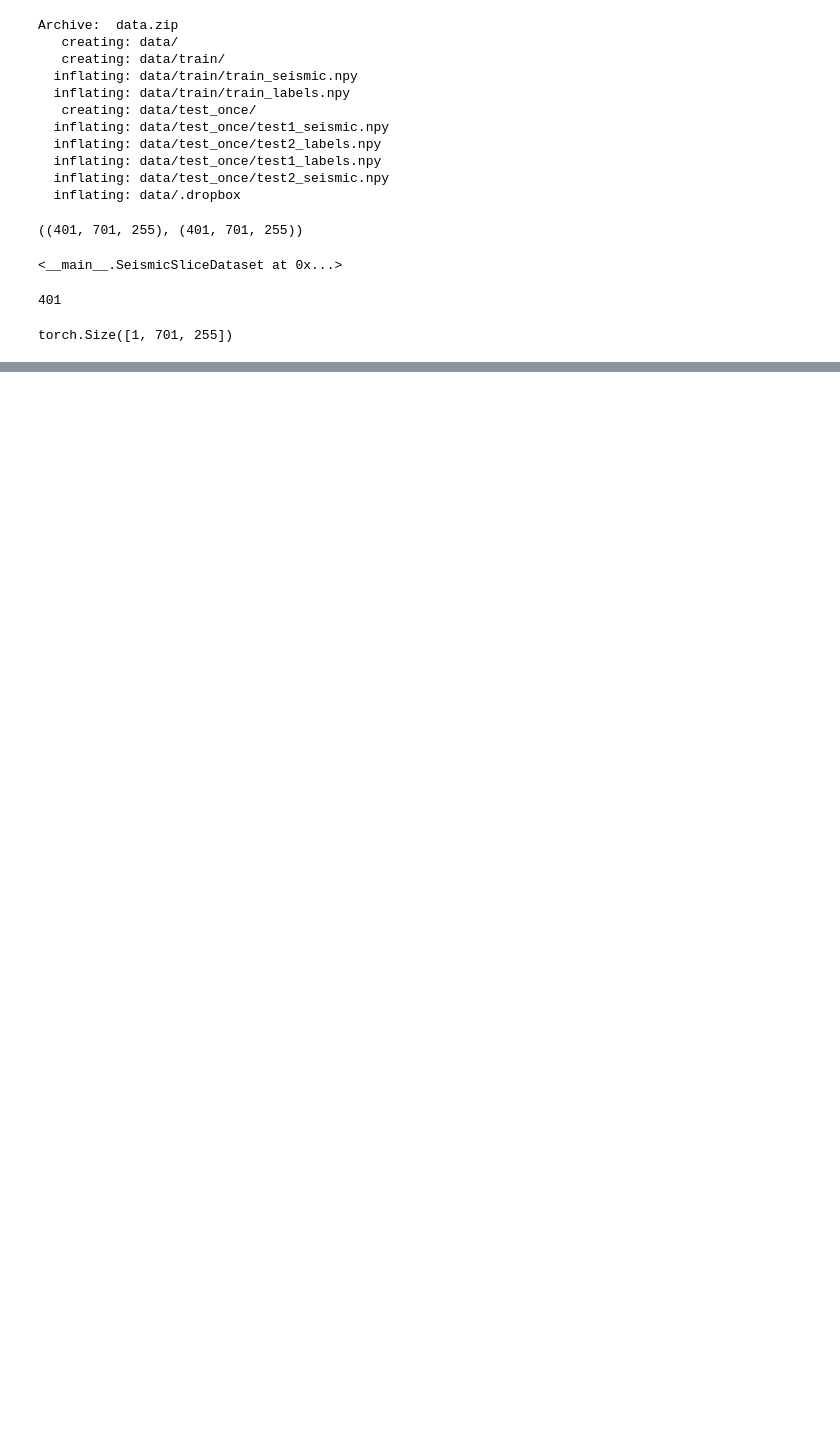
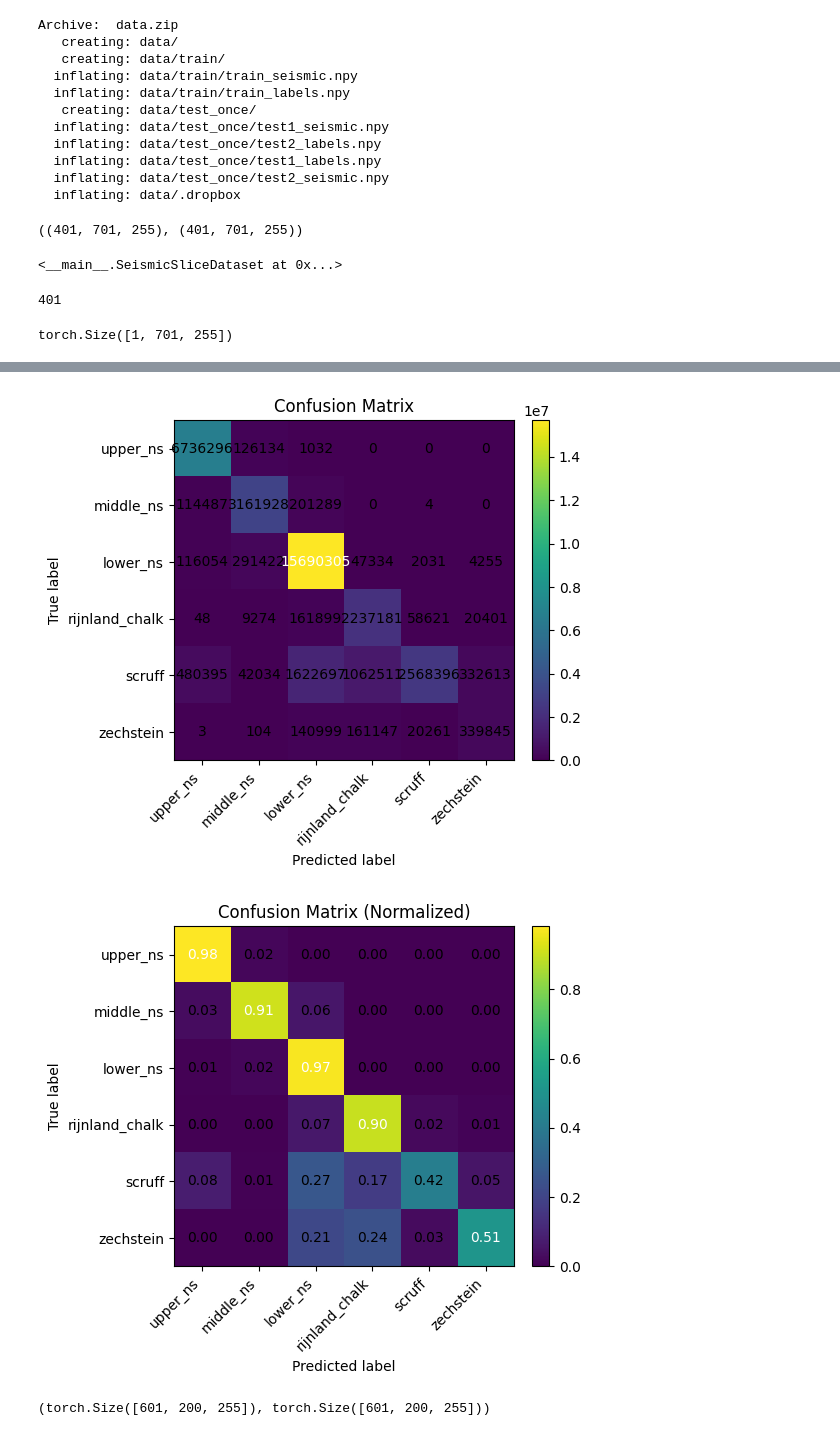
Before and after one commit to ada-my619/Seismic_Facies_Interpretation, a Jupyter notebook: Seismic_Facies.ipynb, the cells around one changed output, grey strips where cells are left out. Saved outputs shown, nothing was run; the diff lists cells and outputs as text; code cells hidden in the pictures; blank space fills up the shorter version.

```diff
--- a/Seismic_Facies.ipynb
+++ b/Seismic_Facies.ipynb
@@ -441,0 +570,48 @@ Text(0.5, 1.0, 'Facies Interpretation')
+# %%
+import matplotlib.pyplot as plt
+import numpy as np
+
+def plot_confusion_matrix(cm, class_names=None, normalize=False):
+    """
+    cm : ndarray (C,C)
+    normalize : if True, normalize rows (GT-wise)
+    """
+
+    if normalize:
+        cm = cm / (cm.sum(axis=1, keepdims=True) + 1e-12)
+
+    fig, ax = plt.subplots(figsize=(6, 5))
+    im = ax.imshow(cm, cmap="viridis")
+
+    plt.colorbar(im, ax=ax, fraction=0.046, pad=0.04)
+
+    ax.set_xlabel("Predicted label")
+    ax.set_ylabel("True label")
+    ax.set_title("Confusion Matrix" + (" (Normalized)" if normalize else ""))
+
+    if class_names is not None:
+        ax.set_xticks(range(len(class_names)))
+        ax.set_yticks(range(len(class_names)))
+        ax.set_xticklabels(class_names, rotation=45, ha="right")
+        ax.set_yticklabels(class_names)
+
+    # write values inside cells
+    for i in range(cm.shape[0]):
+        for j in range(cm.shape[1]):
+            val = cm[i, j]
+            txt = f"{val:.2f}" if normalize else f"{int(val)}"
+            ax.text(j, i, txt, ha="center", va="center",
+                    color="white" if val > cm.max()/2 else "black")
+
+    plt.tight_layout()
+    plt.show()
+# %%
+class_names = ['upper_ns', 'middle_ns', 'lower_ns',
+                   'rijnland_chalk', 'scruff', 'zechstein']
+
+cm = scores["confusion_matrix"]
+plot_confusion_matrix(cm, class_names=class_names, normalize=False)
+plot_confusion_matrix(cm, class_names=class_names, normalize=True)
+# %% [output]
+[figure, added]
+[figure, added]
@@ -441,0 +621,8 @@ Text(0.5, 1.0, 'Facies Interpretation')
+# %%
+# make a prediction
+logits_2, y_true_2 = evaluate(unet, test_loader_2, device)
+
+y_pred_2 = torch.argmax(logits_2, dim=1)   # (N,H,W)
+y_pred_2.shape, y_true_2.shape
+# %% [output]
+(torch.Size([601, 200, 255]), torch.Size([601, 200, 255]))
```
Also changed, not shown: parts of 27 cells of this notebook.
